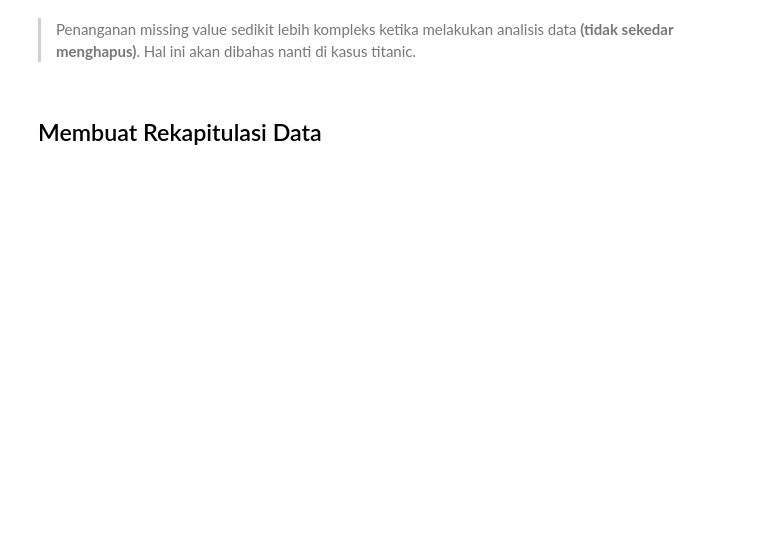
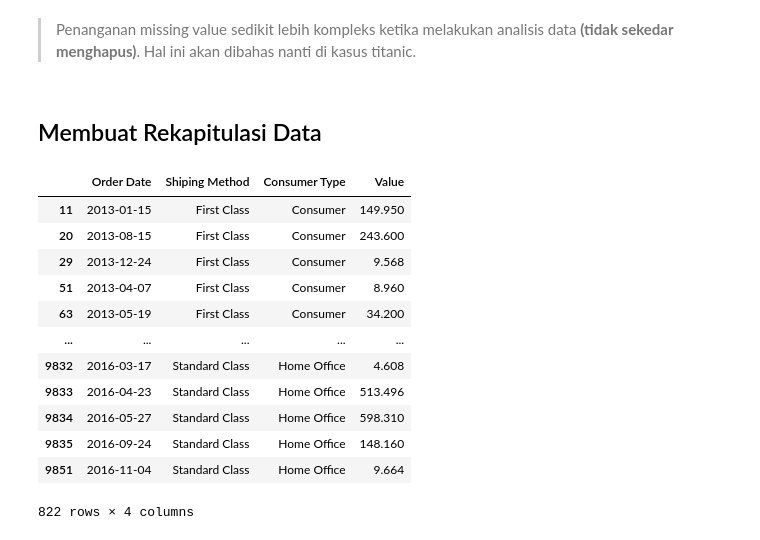
Before and after one commit to mofdac/-materi-das, a Jupyter notebook: 04. Data Preparation/Data Preparation.ipynb, the cells around one changed output. Drawn from its saved outputs; the diff is of its cells as text; code cells hidden in the pictures; blank space fills up the shorter version.

```diff
--- a/04. Data Preparation/Data Preparation.ipynb
+++ b/04. Data Preparation/Data Preparation.ipynb
@@ -918,6 +899,22 @@ df_case_bumd2017.dropna(subset=['keterangan']).sample(3)
 > Penanganan missing value sedikit lebih kompleks ketika melakukan analisis data __(tidak sekedar menghapus)__. Hal ini akan dibahas nanti di kasus titanic.
 # %% [markdown]
 ## Membuat Rekapitulasi Data
+# %%
+df_case2_melted
+# %% [output]
+|  | Order Date | Shiping Method | Consumer Type | Value |
+| 11 | 2013-01-15 | First Class | Consumer | 149.950 |
+| 20 | 2013-08-15 | First Class | Consumer | 243.600 |
+| 29 | 2013-12-24 | First Class | Consumer | 9.568 |
+| 51 | 2013-04-07 | First Class | Consumer | 8.960 |
+| 63 | 2013-05-19 | First Class | Consumer | 34.200 |
+| ... | ... | ... | ... | ... |
+| 9832 | 2016-03-17 | Standard Class | Home Office | 4.608 |
+| 9833 | 2016-04-23 | Standard Class | Home Office | 513.496 |
+| 9834 | 2016-05-27 | Standard Class | Home Office | 598.310 |
+| 9835 | 2016-09-24 | Standard Class | Home Office | 148.160 |
+| 9851 | 2016-11-04 | Standard Class | Home Office | 9.664 |
+822 rows × 4 columns
 # %%
 # Penting untuk membuat resume atas data sebagai tambahan understanding kita
 # Kita akan melakukan grouping dari df_case2_melted
```
Also changed, not shown: parts of 12 cells of this notebook, 1 other file.
